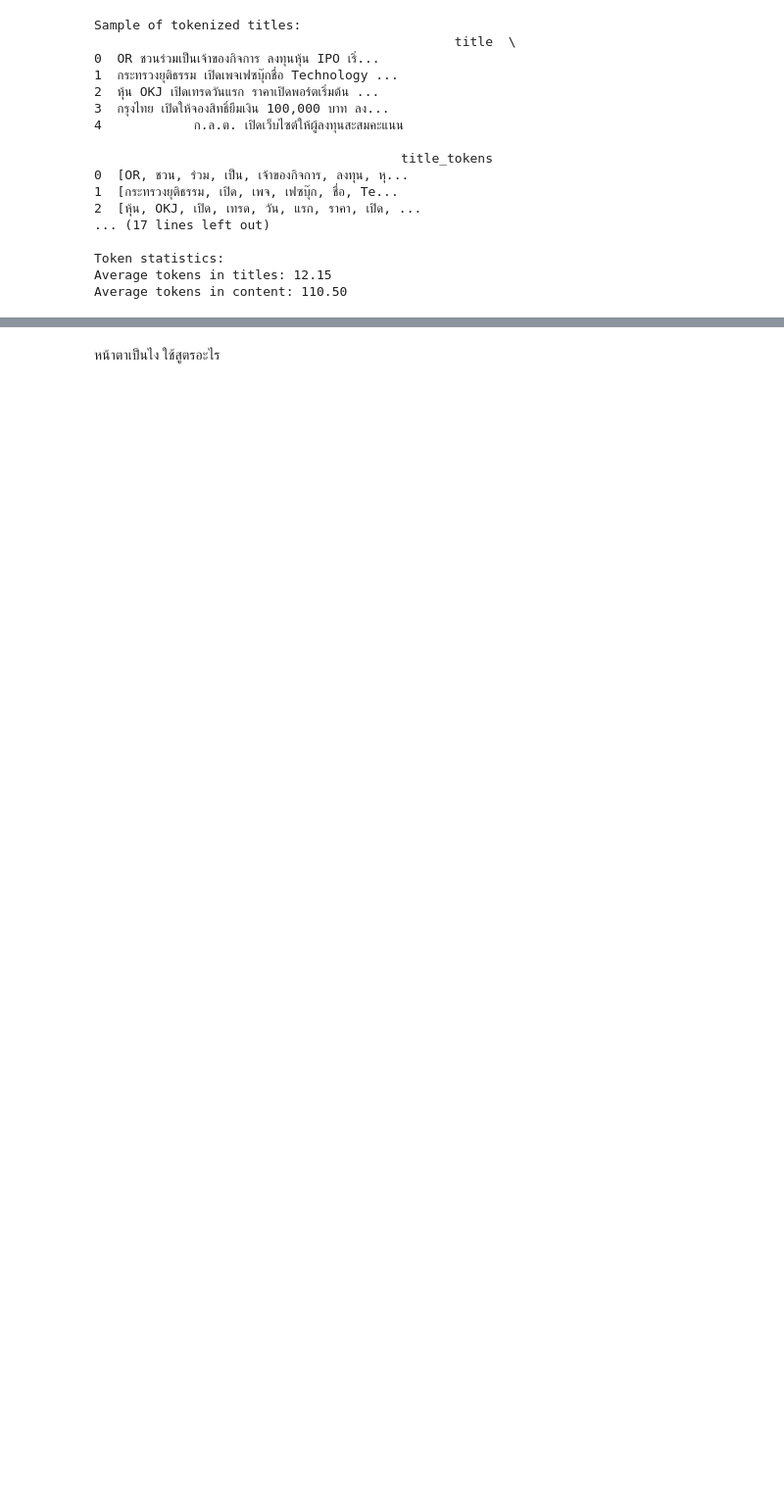
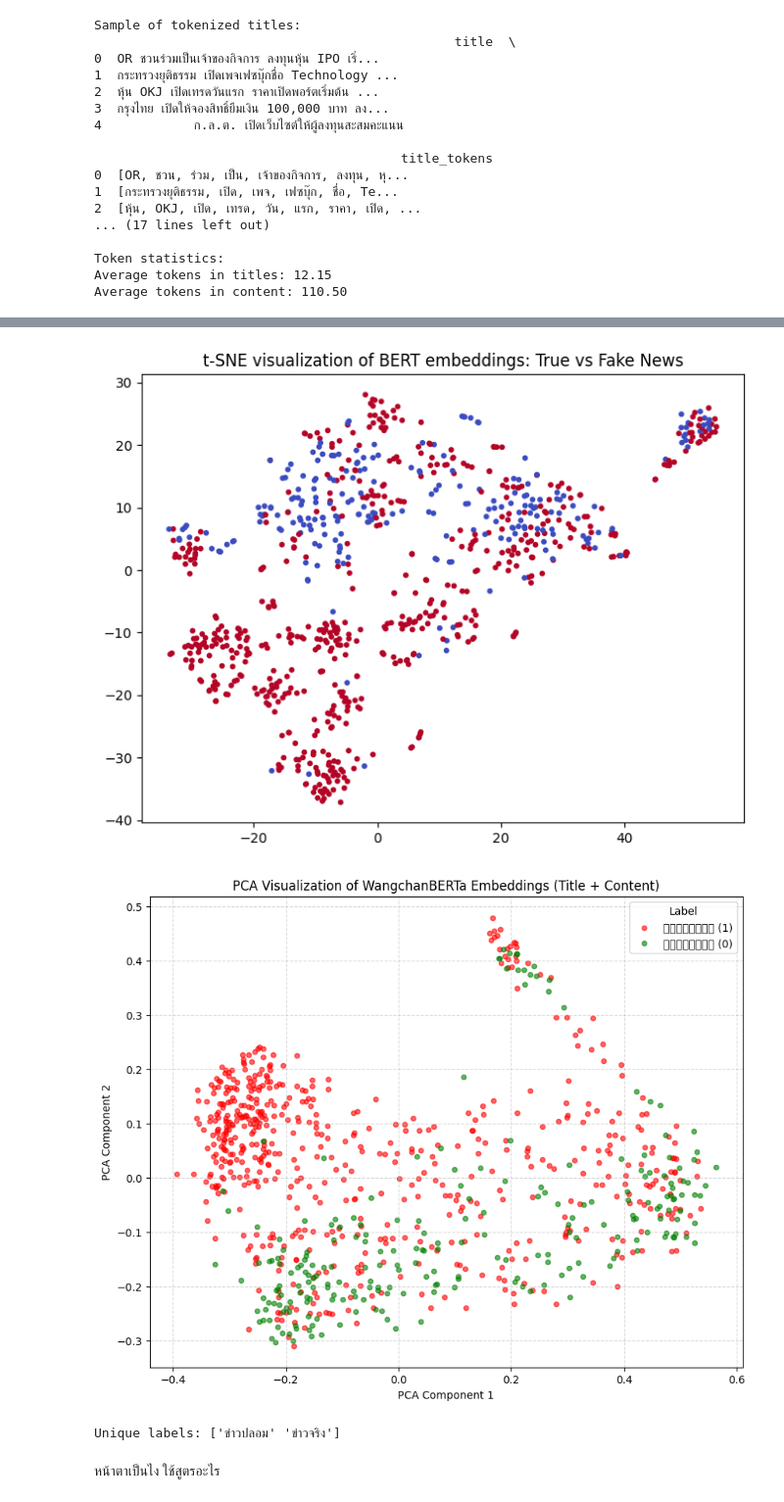
Before and after one commit to TtPeeraphat/Project_Thaifakenews, a Jupyter notebook: main.ipynb, the cells around one changed output, grey strips where cells are left out. Shown at 98% size. Saved outputs shown, nothing was run; the diff lists cells and outputs as text; code cells hidden in the pictures; blank space fills up the shorter version.

```diff
--- a/main.ipynb
+++ b/main.ipynb
@@ -110,3 +122,7 @@ model = model.to(device).eval()
+# %%
+# Fixed mapping so indices stay consistent
+label2id = {'ข่าวจริง': 0, 'ข่าวปลอม': 1}
+id2label = {v: k for k, v in label2id.items()}
 # %%
 num_true = (df['label'] == 'ข่าวจริง').sum()
 num_fake = (df['label'] == 'ข่าวปลอม').sum()
@@ -219,3 +248,39 @@ Feature Vector (x_np) shape: (818, 1536)
+# %%
+# =========================
+# Visualization
+# =========================
+try:
+    tsne = TSNE(n_components=2, random_state=SEED, init='pca', learning_rate='auto')
+    x_2d_tsne = tsne.fit_transform(x_np)
+    plt.figure(figsize=(8,6))
+    plt.scatter(x_2d_tsne[:,0], x_2d_tsne[:,1], c=y_np, cmap='coolwarm', s=10)
+    plt.title("t-SNE visualization of BERT embeddings: True vs Fake News")
+    plt.show()
+except Exception as e:
+    print("t-SNE skipped:", e)
+
+try:
+    pca = PCA(n_components=2, random_state=SEED)
+    x_2d_pca = pca.fit_transform(x_np)
+    fake_mask = (y_np == label2id['ข่าวปลอม'])
+    real_mask = (y_np == label2id['ข่าวจริง'])
+    plt.figure(figsize=(10,8))
+    plt.scatter(x_2d_pca[fake_mask,0], x_2d_pca[fake_mask,1], color='red', alpha=0.6, s=20, label='ข่าวปลอม (1)')
+    plt.scatter(x_2d_pca[real_mask,0], x_2d_pca[real_mask,1], color='green', alpha=0.6, s=20, label='ข่าวจริง (0)')
+    plt.title("PCA Visualization of WangchanBERTa Embeddings (Title + Content)")
+    plt.xlabel("PCA Component 1")
+    plt.ylabel("PCA Component 2")
+    plt.legend(title="Label")
+    plt.grid(True, linestyle='--', alpha=0.5)
+    plt.show()
+except Exception as e:
+    print("PCA plot skipped:", e)
+
+print("Unique labels:", df['label'].unique())
+# %% [output]
+[figure, added]
+[figure, added]
+Unique labels: ['ข่าวปลอม' 'ข่าวจริง']
 # %% [markdown]
 หน้าตาเป็นไง ใช้สูตรอะไร
 # %%
```
Also changed, not shown: parts of 43 cells of this notebook.
